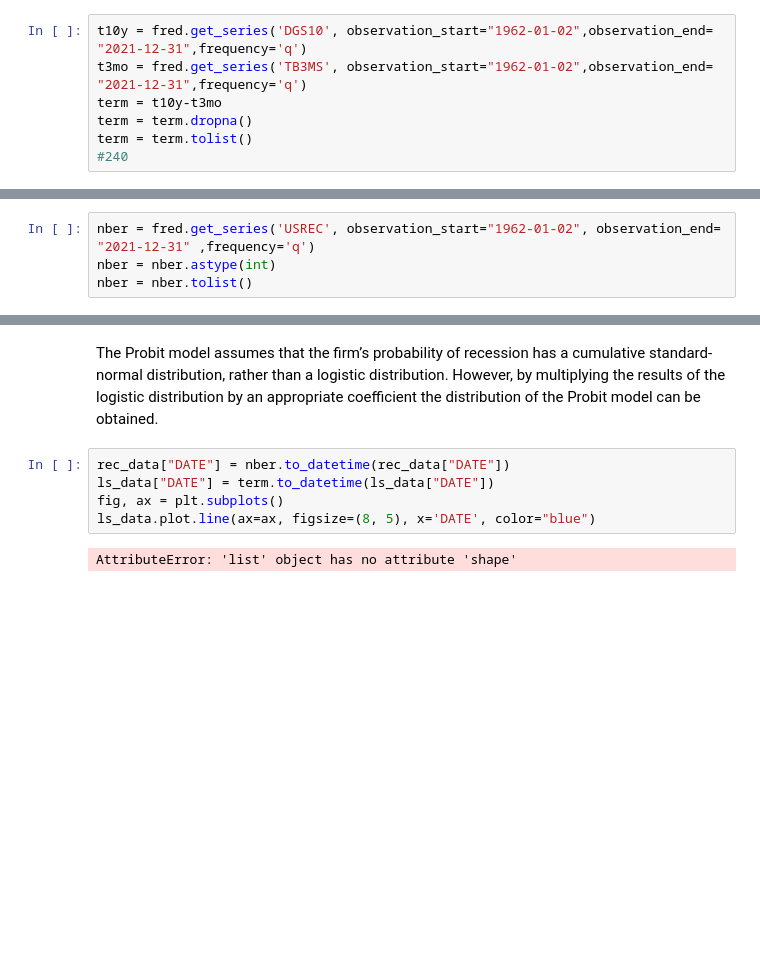
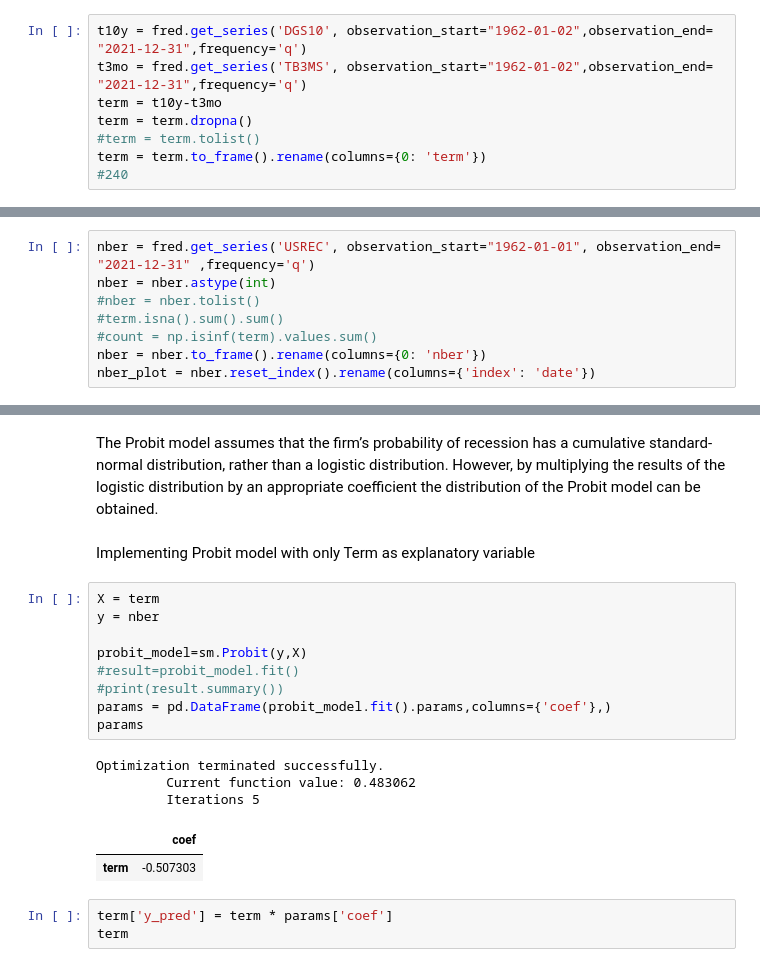
Before and after one commit to alessandrofogli/Ai-for-Finance, a Jupyter notebook: Project3/ES3.ipynb, the cells around one changed output, grey strips where cells are left out. Drawn from its saved outputs; the diff is of its cells as text; blank space fills up the shorter version.

```diff
--- a/Project3/ES3.ipynb
+++ b/Project3/ES3.ipynb
@@ -31,7 +32,8 @@ t10y = fred.get_series('DGS10', observation_start="1962-01-02",observation_end=
 t3mo = fred.get_series('TB3MS', observation_start="1962-01-02",observation_end= "2021-12-31",frequency='q')
 term = t10y-t3mo
 term = term.dropna()
-term = term.tolist()
+#term = term.tolist()
+term = term.to_frame().rename(columns={0: 'term'})
 #240
 # %% [markdown]
 Get data of Federal Funds Rate
@@ -48,9 +50,13 @@ gdp = gdp.tolist()
 # %% [markdown]
 NBER based Recession Indicators for the United States
 # %%
-nber = fred.get_series('USREC', observation_start="1962-01-02", observation_end= "2021-12-31" ,frequency='q')
+nber = fred.get_series('USREC', observation_start="1962-01-01", observation_end= "2021-12-31" ,frequency='q')
 nber = nber.astype(int)
-nber = nber.tolist()
+#nber = nber.tolist()
+#term.isna().sum().sum()
+#count = np.isinf(term).values.sum()
+nber = nber.to_frame().rename(columns={0: 'nber'})
+nber_plot = nber.reset_index().rename(columns={'index': 'date'})
 # %% [markdown]
 Load data of S&P500 Futures - Jun 2022 expiring date
 # %%
@@ -79,10 +85,23 @@ A probit regression is a version of the generalized linear model used to model d
 $$ probit(Y) = \sum_{k=0}^n \beta_{k} x_{ik} $$
 # %% [markdown]
 The Probit model assumes that the firm’s probability of recession has a cumulative standard-normal distribution, rather than a logistic distribution. However, by multiplying the results of the logistic distribution by an appropriate coefficient the distribution of the Probit model can be obtained.
-# %%
-rec_data["DATE"] = nber.to_datetime(rec_data["DATE"])
-ls_data["DATE"] = term.to_datetime(ls_data["DATE"])
-fig, ax = plt.subplots()
-ls_data.plot.line(ax=ax, figsize=(8, 5), x='DATE', color="blue")
-# %% [output]
-AttributeError: 'list' object has no attribute 'shape'
+# %% [markdown]
+Implementing Probit model with only Term as explanatory variable
+# %%
+X = term
+y = nber
+
+probit_model=sm.Probit(y,X)
+#result=probit_model.fit()
+#print(result.summary())
+params = pd.DataFrame(probit_model.fit().params,columns={'coef'},)
+params
+# %% [output]
+Optimization terminated successfully.
+         Current function value: 0.483062
+         Iterations 5
+|  | coef |
+| term | -0.507303 |
+# %%
+term['y_pred'] = term * params['coef']
+term
```
Also changed, not shown: parts of 5 cells of this notebook.
